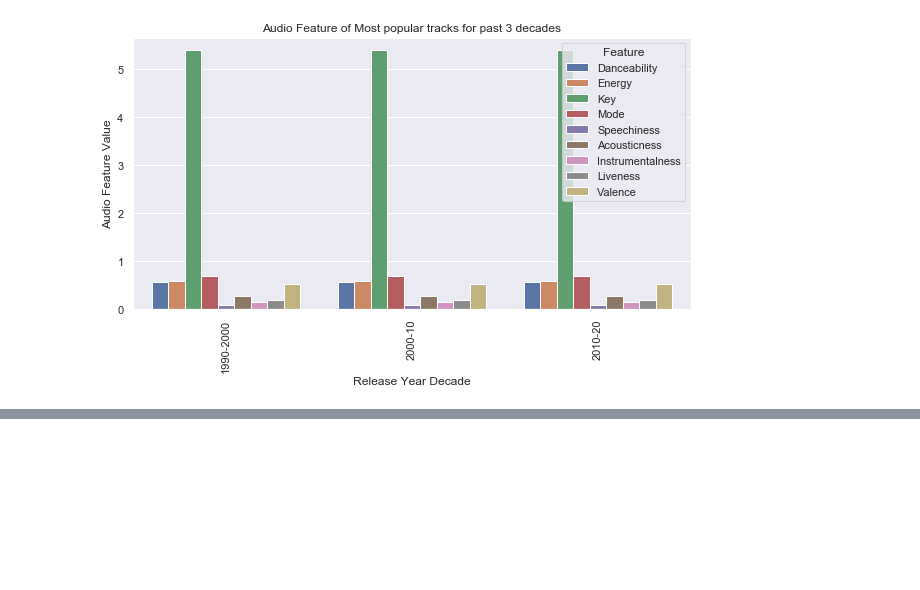
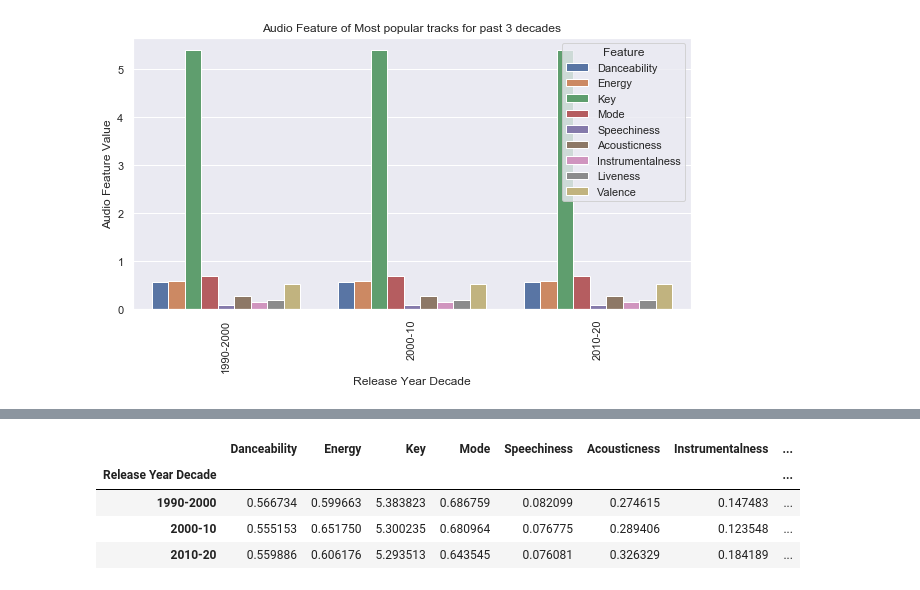
Before and after one commit to LievoisT/DataProject-Spotify, a Jupyter notebook: TrackDataAnalysis.ipynb, the cells around one changed output, grey strips where cells are left out. Drawn from its saved outputs; the diff is of its cells as text; code cells hidden in the pictures; blank space fills up the shorter version.

```diff
--- a/TrackDataAnalysis.ipynb
+++ b/TrackDataAnalysis.ipynb
@@ -312,0 +413,8 @@ plt.savefig('Output_Charts/TrackFig7.png')
+# %%
+grouped_nonpopular_last_decade
+# %% [output]
+|  | Danceability | Energy | Key | Mode | Speechiness | Acousticness | Instrumentalness | ... |
+| Release Year Decade |  |  |  |  |  |  |  | ... |
+| 1990-2000 | 0.566734 | 0.599663 | 5.383823 | 0.686759 | 0.082099 | 0.274615 | 0.147483 | ... |
+| 2000-10 | 0.555153 | 0.651750 | 5.300235 | 0.680964 | 0.076775 | 0.289406 | 0.123548 | ... |
+| 2010-20 | 0.559886 | 0.606176 | 5.293513 | 0.643545 | 0.076081 | 0.326329 | 0.184189 | ... |
```
Also changed, not shown: parts of 31 cells of this notebook, 5 other files.
